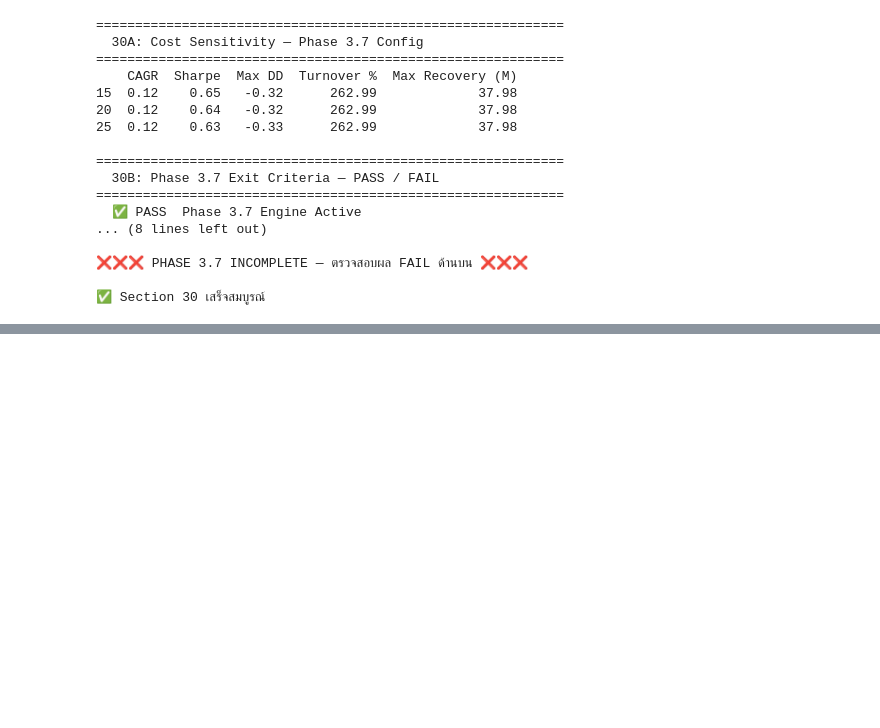
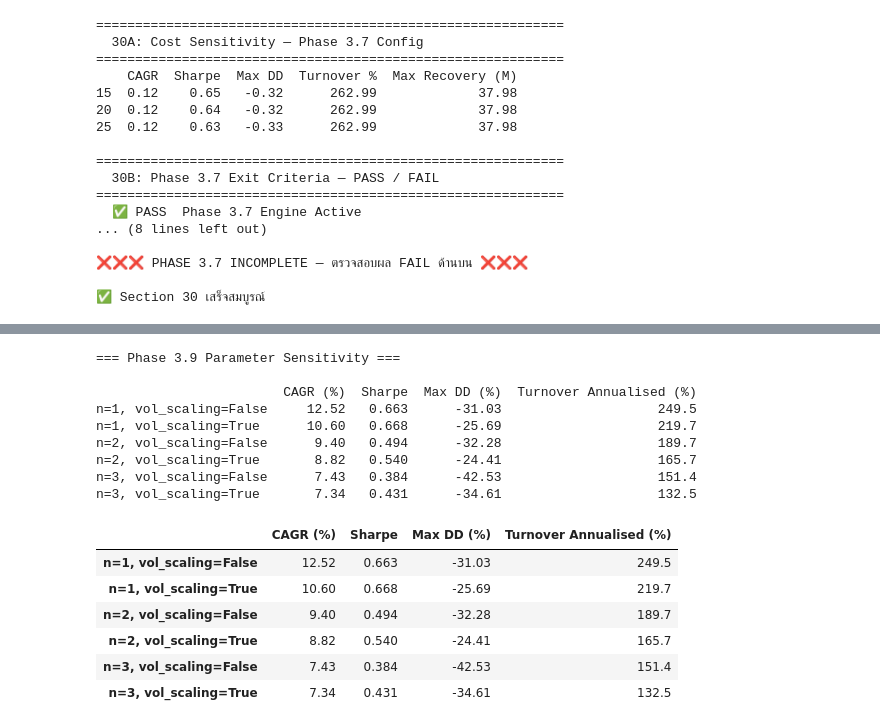
Before and after one commit to lumduan/csm-set, a Jupyter notebook: notebooks/03_backtest_analysis.ipynb, the cells around one changed output, grey strips where cells are left out. Saved outputs shown, nothing was run; the diff lists cells and outputs as text; code cells hidden in the pictures; blank space fills up the shorter version.

```diff
--- a/notebooks/03_backtest_analysis.ipynb
+++ b/notebooks/03_backtest_analysis.ipynb
@@ -2881,0 +2890,62 @@ print('\n✅ Section 30 เสร็จสมบูรณ์')
+# %%
+# Section 32 — Phase 3.9 Parameter Sensitivity: rebalance_every_n × vol_scaling_enabled
+if 'feature_panel' not in dir() or feature_panel.empty or prices_wide.empty:
+    print('⚠ DATA NOT AVAILABLE — รัน Section 2 ก่อน')
+else:
+    import pandas as pd
+    from csm.research.backtest import BacktestConfig, MomentumBacktest
+    from csm.risk.metrics import PerformanceMetrics
+
+    _sweep_results = {}
+    _store_39 = store_bt  # reuse existing store
+
+    for _n in [1, 2, 3]:
+        for _vol_scale in [False, True]:
+            _label = f'n={_n}, vol_scaling={_vol_scale}'
+            _cfg39 = BacktestConfig(
+                transaction_cost_bps=15.0,
+                n_holdings_min=40,
+                n_holdings_max=60,
+                rebalance_every_n=_n,
+                vol_scaling_enabled=_vol_scale,
+                exit_rank_floor=0.35,
+            )
+            try:
+                _bt39 = MomentumBacktest(_store_39)
+                _res39 = _bt39.run(
+                    feature_panel, prices_wide, _cfg39,
+                    volumes=volumes_wide,
+                    index_prices=_index_prices_bt,
+                )
+                _m = _res39.metrics
+                _to_annual = sum(_res39.turnover.values()) / max(len(_res39.turnover), 1) * 12
+                _sweep_results[_label] = {
+                    'CAGR (%)': round(_m.get('cagr', float('nan')) * 100, 2),
+                    'Sharpe': round(_m.get('sharpe', float('nan')), 3),
+                    'Max DD (%)': round(_m.get('max_drawdown', float('nan')) * 100, 2),
+                    'Turnover Annualised (%)': round(_to_annual * 100, 1),
+                }
+            except Exception as e:
+                _sweep_results[_label] = {'Error': str(e)}
+
+    _df_sweep = pd.DataFrame(_sweep_results).T
+    print('\n=== Phase 3.9 Parameter Sensitivity ===\n')
+    print(_df_sweep.to_string())
+    display(_df_sweep)
+# %% [output]
+=== Phase 3.9 Parameter Sensitivity ===
+
+                        CAGR (%)  Sharpe  Max DD (%)  Turnover Annualised (%)
+n=1, vol_scaling=False     12.52   0.663      -31.03                    249.5
+n=1, vol_scaling=True      10.60   0.668      -25.69                    219.7
+n=2, vol_scaling=False      9.40   0.494      -32.28                    189.7
+n=2, vol_scaling=True       8.82   0.540      -24.41                    165.7
+n=3, vol_scaling=False      7.43   0.384      -42.53                    151.4
+n=3, vol_scaling=True       7.34   0.431      -34.61                    132.5
+|  | CAGR (%) | Sharpe | Max DD (%) | Turnover Annualised (%) |
+| n=1, vol_scaling=False | 12.52 | 0.663 | -31.03 | 249.5 |
+| n=1, vol_scaling=True | 10.60 | 0.668 | -25.69 | 219.7 |
+| n=2, vol_scaling=False | 9.40 | 0.494 | -32.28 | 189.7 |
+| n=2, vol_scaling=True | 8.82 | 0.540 | -24.41 | 165.7 |
+| n=3, vol_scaling=False | 7.43 | 0.384 | -42.53 | 151.4 |
+| n=3, vol_scaling=True | 7.34 | 0.431 | -34.61 | 132.5 |
```
Also changed, not shown: parts of 5 cells of this notebook, 8 other files.
